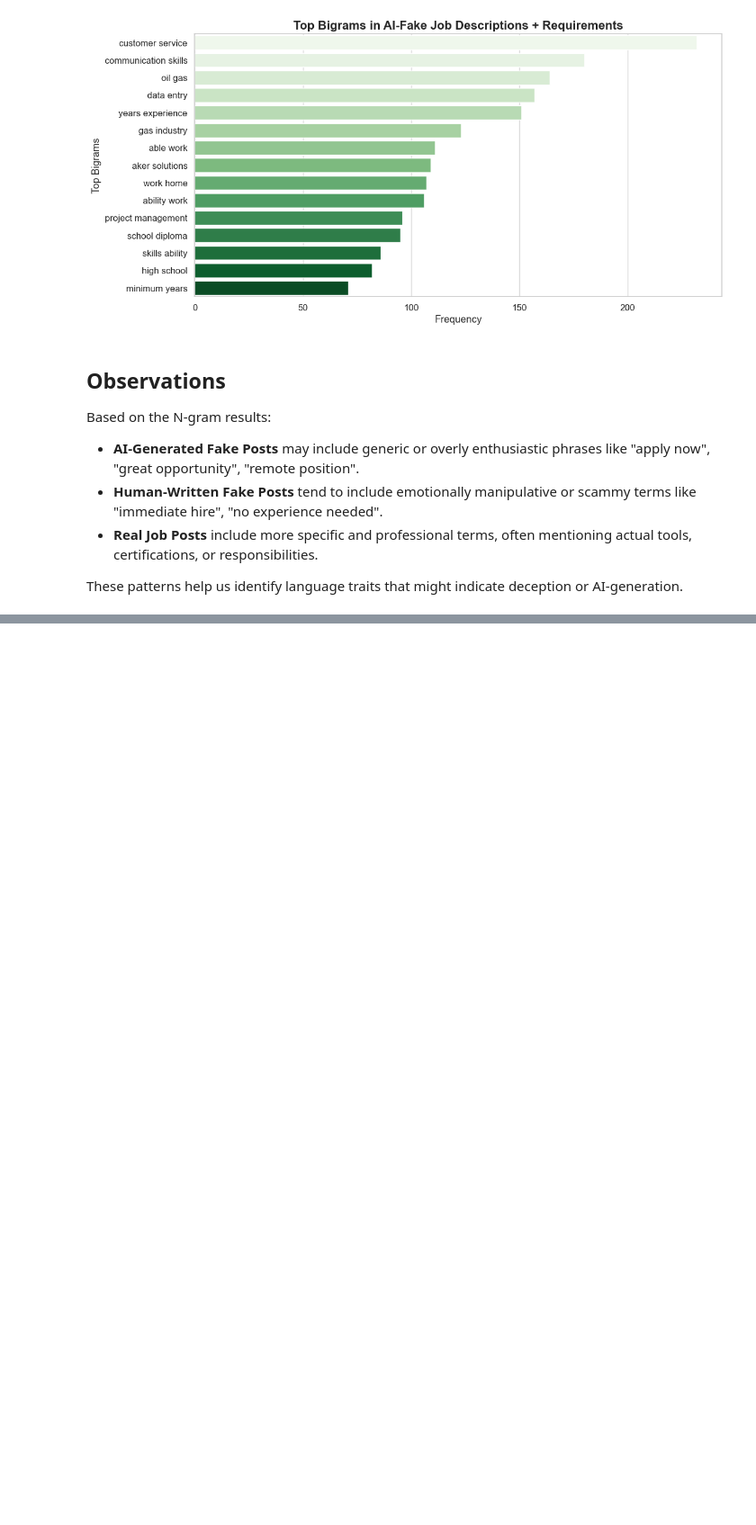
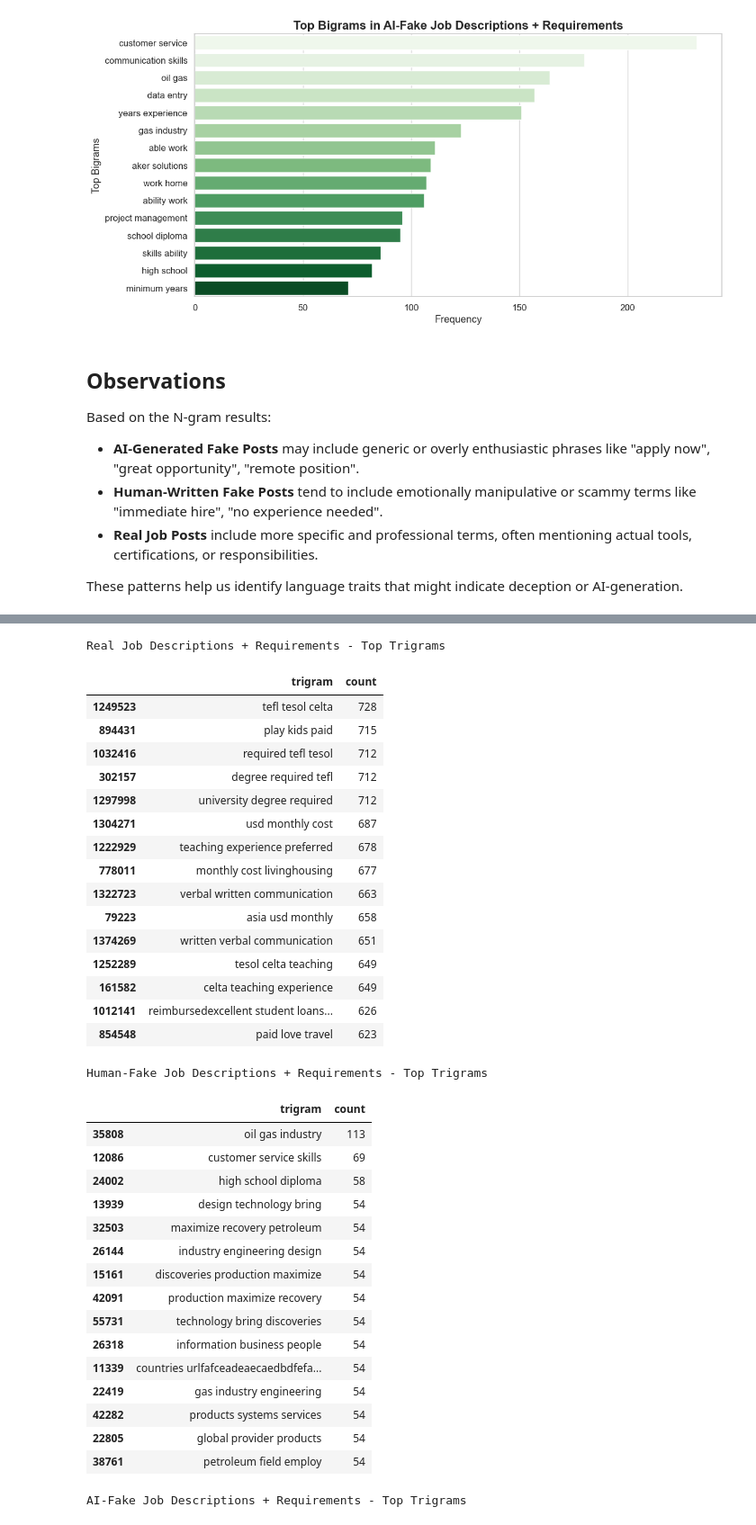
Before and after one commit to MIT-Emerging-Talent/ET6-CDSP-group-21-repo, a Jupyter notebook: 4_data_analysis/n-gram.ipynb, the cells around one changed output, grey strips where cells are left out. Shown at 90% size. Cells and saved outputs as stored; diff of their text form; code cells hidden in the pictures; blank space fills up the shorter version.

```diff
--- a/4_data_analysis/n-gram.ipynb
+++ b/4_data_analysis/n-gram.ipynb
@@ -248,0 +261,56 @@ These patterns help us identify language traits that might indicate deception or
+# %%
+# Get top trigrams from combined description + requirements
+real_combined_trigrams = get_top_ngrams(real_combined, (3, 3), 15)
+human_fake_combined_trigrams = get_top_ngrams(human_fake_combined, (3, 3), 15)
+ai_fake_combined_trigrams = get_top_ngrams(ai_fake_combined, (3, 3), 15)
+
+# Rename columns for plotting
+real_combined_trigrams.columns = ["trigram", "count"]
+human_fake_combined_trigrams.columns = ["trigram", "count"]
+ai_fake_combined_trigrams.columns = ["trigram", "count"]
+
+# Display tables
+print("Real Job Descriptions + Requirements - Top Trigrams")
+display(real_combined_trigrams)
+
+print("Human-Fake Job Descriptions + Requirements - Top Trigrams")
+display(human_fake_combined_trigrams)
+
+print("AI-Fake Job Descriptions + Requirements - Top Trigrams")
+display(ai_fake_combined_trigrams)
+# %% [output]
+Real Job Descriptions + Requirements - Top Trigrams
+|  | trigram | count |
+| 1249523 | tefl tesol celta | 728 |
+| 894431 | play kids paid | 715 |
+| 1032416 | required tefl tesol | 712 |
+| 302157 | degree required tefl | 712 |
+| 1297998 | university degree required | 712 |
+| 1304271 | usd monthly cost | 687 |
+| 1222929 | teaching experience preferred | 678 |
+| 778011 | monthly cost livinghousing | 677 |
+| 1322723 | verbal written communication | 663 |
+| 79223 | asia usd monthly | 658 |
+| 1374269 | written verbal communication | 651 |
+| 1252289 | tesol celta teaching | 649 |
+| 161582 | celta teaching experience | 649 |
+| 1012141 | reimbursedexcellent student loans... | 626 |
+| 854548 | paid love travel | 623 |
+Human-Fake Job Descriptions + Requirements - Top Trigrams
+|  | trigram | count |
+| 35808 | oil gas industry | 113 |
+| 12086 | customer service skills | 69 |
+| 24002 | high school diploma | 58 |
+| 13939 | design technology bring | 54 |
+| 32503 | maximize recovery petroleum | 54 |
+| 26144 | industry engineering design | 54 |
+| 15161 | discoveries production maximize | 54 |
+| 42091 | production maximize recovery | 54 |
+| 55731 | technology bring discoveries | 54 |
+| 26318 | information business people | 54 |
+| 11339 | countries urlfafceadeaecaedbdfefa... | 54 |
+| 22419 | gas industry engineering | 54 |
+| 42282 | products systems services | 54 |
+| 22805 | global provider products | 54 |
+| 38761 | petroleum field employ | 54 |
+AI-Fake Job Descriptions + Requirements - Top Trigrams
```
Also changed, not shown: parts of 4 cells of this notebook.
